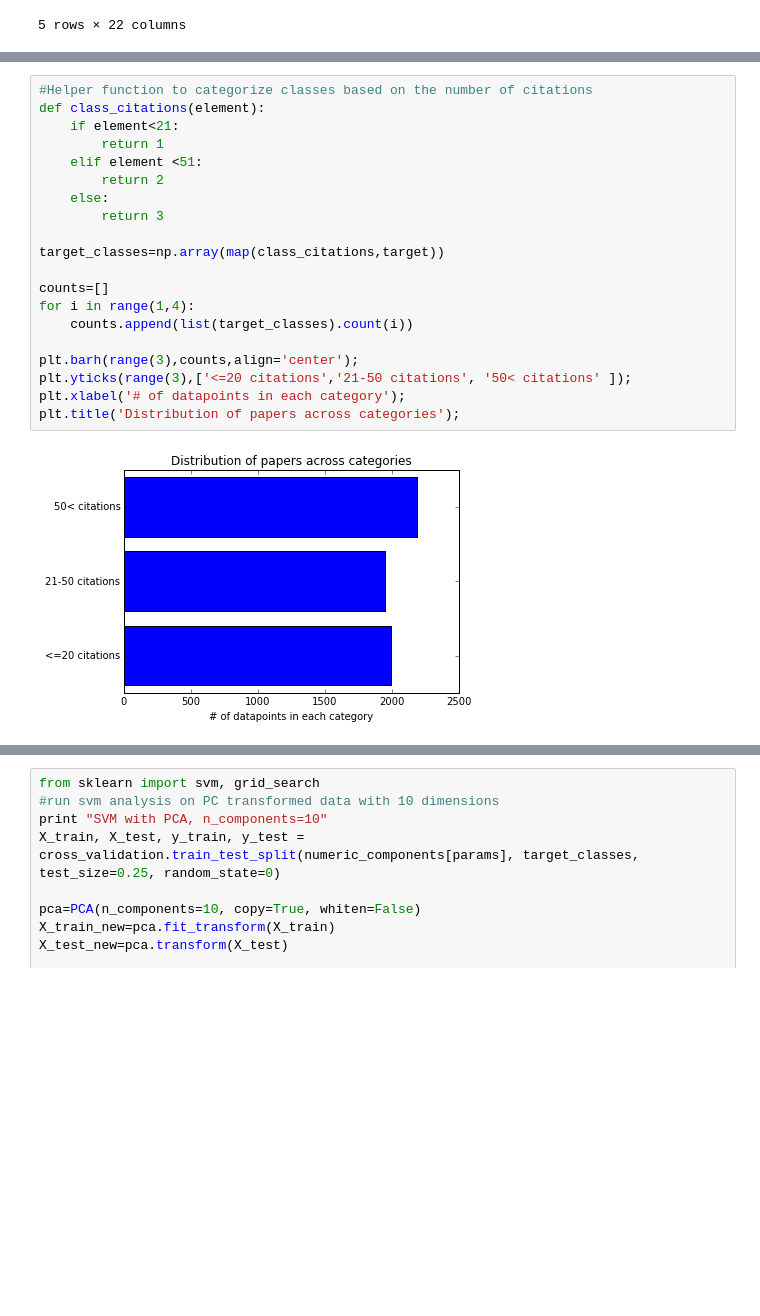
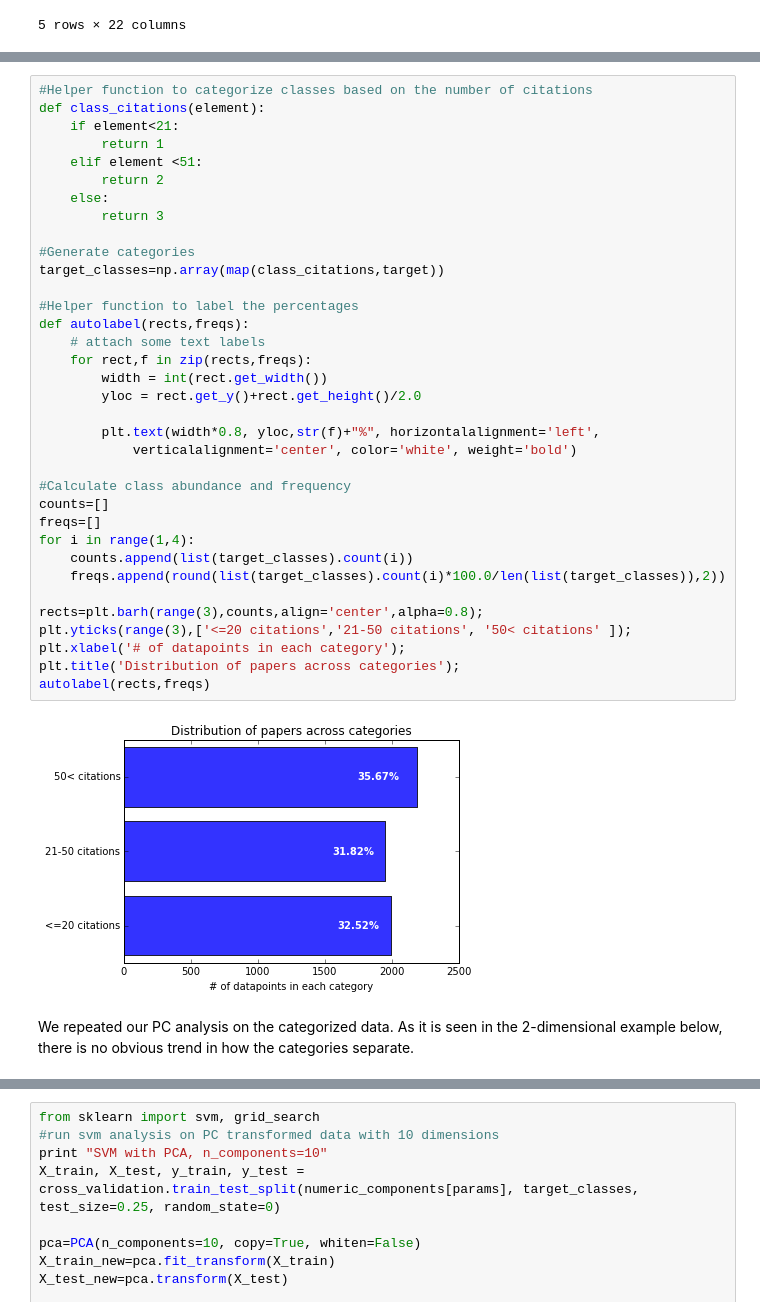
Before and after one commit to ahuja0007/team_citation, a Jupyter notebook: Inspire_analysis_sam.ipynb, the cells around one changed output, grey strips where cells are left out. Saved outputs shown, nothing was run; the diff lists cells and outputs as text; blank space fills up the shorter version.

Commit message:
Inspire_analysis_sam cleanup

```diff
--- a/Inspire_analysis_sam.ipynb
+++ b/Inspire_analysis_sam.ipynb
@@ -93,25 +95,42 @@ Total rows filtered by Journal quality:  6132
 # %%
 #Helper function to categorize classes based on the number of citations
 def class_citations(element):
     if element<21:
         return 1
     elif element <51:
         return 2
     else:
         return 3
 
+#Generate categories
 target_classes=np.array(map(class_citations,target))
 
+#Helper function to label the percentages
+def autolabel(rects,freqs):
+    # attach some text labels
+    for rect,f in zip(rects,freqs):
+        width = int(rect.get_width())
+        yloc = rect.get_y()+rect.get_height()/2.0
+
+        plt.text(width*0.8, yloc,str(f)+"%", horizontalalignment='left',
+            verticalalignment='center', color='white', weight='bold')
+
+#Calculate class abundance and frequency
 counts=[]
+freqs=[]
 for i in range(1,4):
     counts.append(list(target_classes).count(i))
+    freqs.append(round(list(target_classes).count(i)*100.0/len(list(target_classes)),2))
 
-plt.barh(range(3),counts,align='center');
+rects=plt.barh(range(3),counts,align='center',alpha=0.8);
 plt.yticks(range(3),['<=20 citations','21-50 citations', '50< citations' ]);
 plt.xlabel('# of datapoints in each category');
 plt.title('Distribution of papers across categories');
+autolabel(rects,freqs)
 # %% [output]
-[figure, old version]
+[figure, new version]
+# %% [markdown]
+We repeated our PC analysis on the categorized data. As it is seen in the 2-dimensional example below, there is no obvious trend in how the categories separate.
 # %%
 #PC analysis
 from sklearn.decomposition import PCA
```
Also changed, not shown: parts of 4 cells of this notebook.
